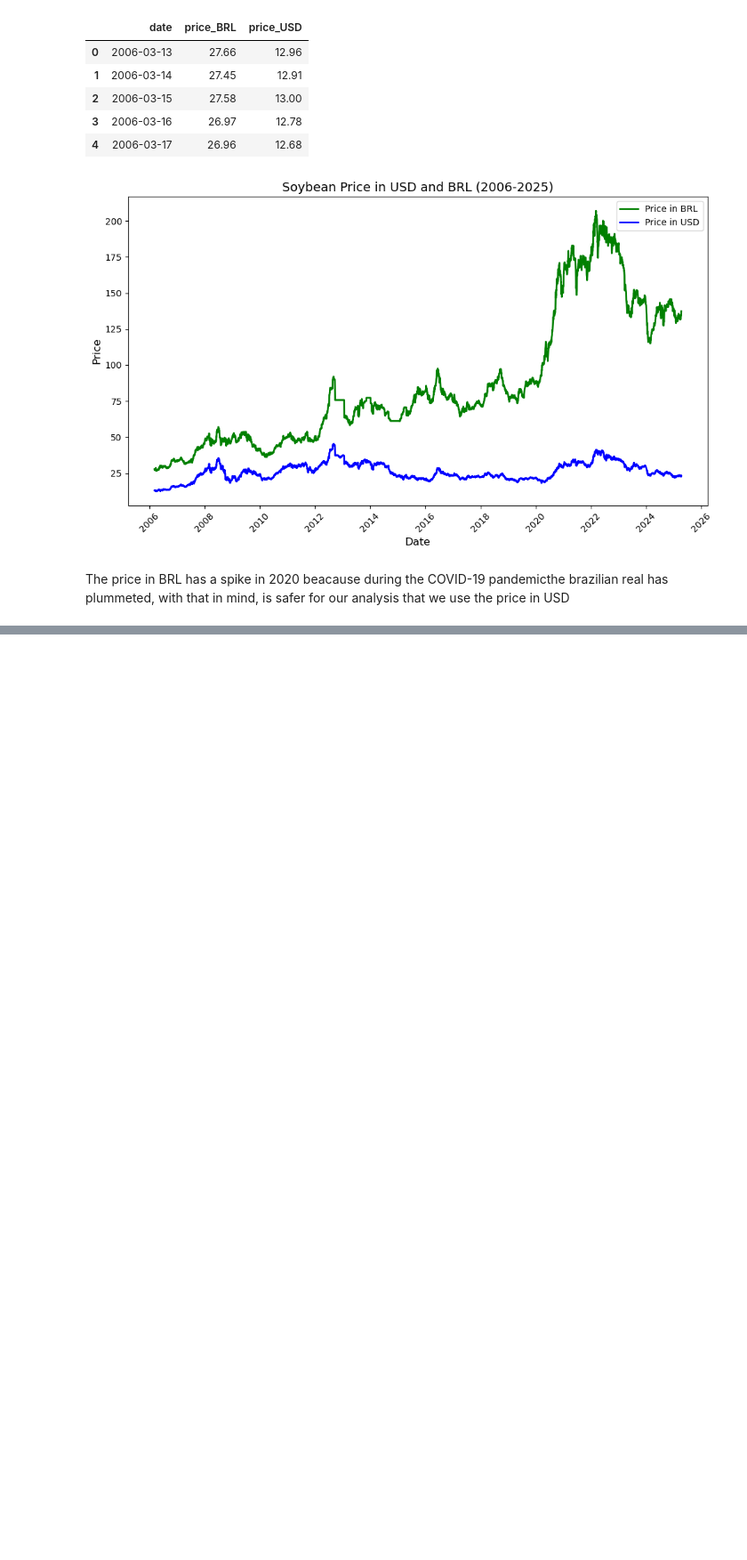
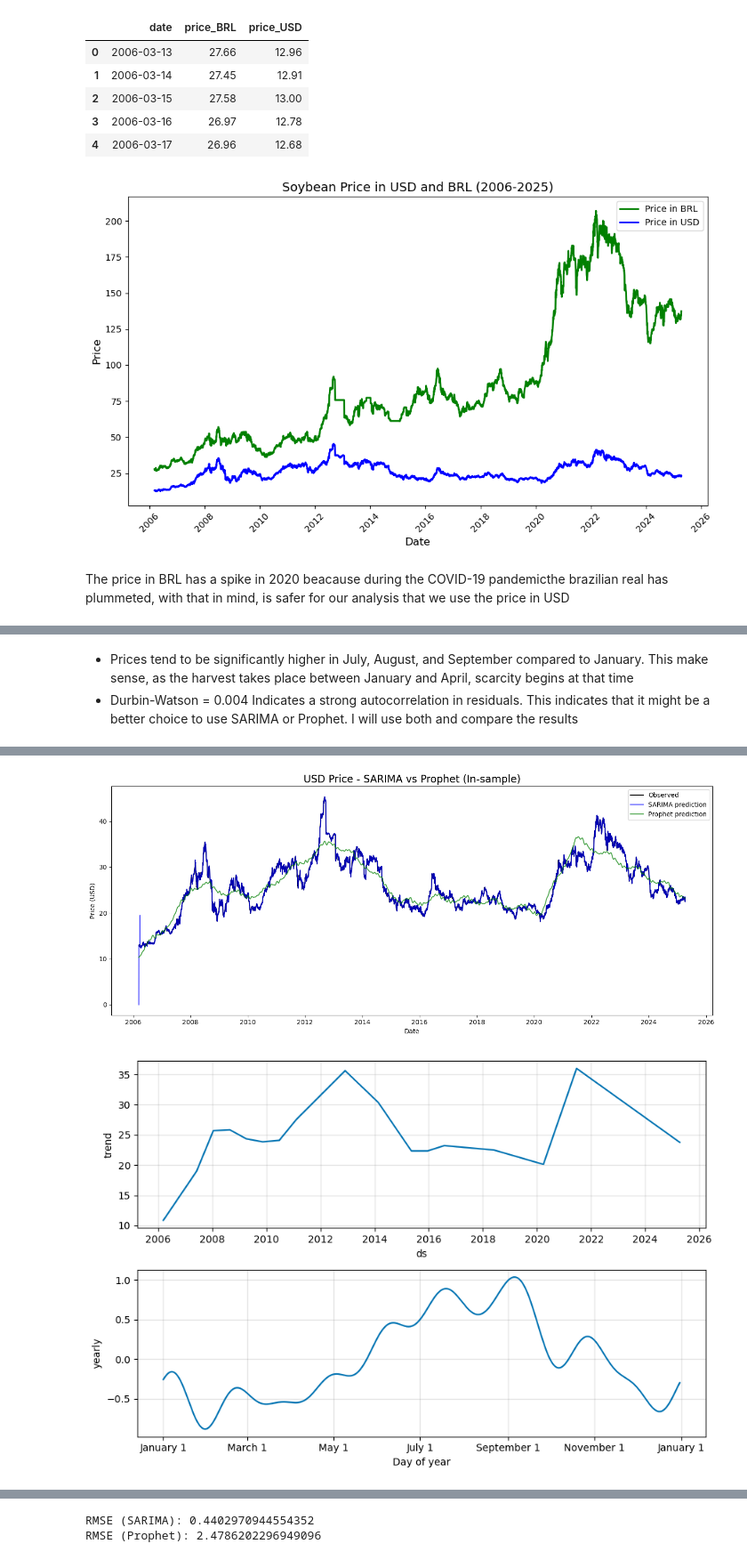
Before and after one commit to GabrielcordH/soy-price-forecast, a Jupyter notebook: Untitled.ipynb, the cells around one changed output, grey strips where cells are left out. Shown at 89% size. Saved outputs shown, nothing was run; the diff lists cells and outputs as text; code cells hidden in the pictures; blank space fills up the shorter version.

```diff
--- a/Untitled.ipynb
+++ b/Untitled.ipynb
@@ -68,0 +90,10 @@ df = df.drop(columns=['price_BRL'])
+# %%
+df['month'] = df['date'].dt.month
+dummies = pd.get_dummies(df['month'], prefix='month', drop_first=True)
+
+X = dummies
+y = df['price_USD']
+
+X = sm.add_constant(X)
+model = sm.OLS(y, X).fit()
+print(model.summary())
@@ -68,0 +118,36 @@ df = df.drop(columns=['price_BRL'])
+# %% [markdown]
+- Prices tend to be significantly higher in July, August, and September compared to January. This make sense, as the harvest takes place between January and April, scarcity begins at that time
+- Durbin-Watson = 0.004 Indicates a strong autocorrelation in residuals. This indicates that it might be a better choice to use SARIMA or Prophet. I will use both and compare the results
+# %%
+df = df.copy()
+df['date'] = pd.to_datetime(df['date'])
+df = df.sort_values('date')
+df = df.set_index('date')
+
+
+sarima_model = SARIMAX(df['price_USD'], order=(1,1,1), seasonal_order=(1,1,1,12))
+sarima_result = sarima_model.fit(disp=False)
+
+sarima_pred = sarima_result.get_prediction(start=0, end=len(df)-1)
+df['sarima_pred'] = sarima_pred.predicted_mean
+
+df_prophet = df.reset_index().rename(columns={"date": "ds", "price_USD": "y"})
+prophet_model = Prophet(yearly_seasonality=True, daily_seasonality=False, weekly_seasonality=False)
+prophet_model.fit(df_prophet)
+
+future = prophet_model.make_future_dataframe(periods=0)  # apenas in-sample
+forecast = prophet_model.predict(future)
+
+plt.figure(figsize=(14, 6))
+plt.plot(df.index, df['price_USD'], label='Observed', color='black', linewidth=1.5)
+plt.plot(df.index, df['sarima_pred'], label='SARIMA prediction', color='blue', alpha=0.7)
+plt.plot(forecast['ds'], forecast['yhat'], label='Prophet prediction', color='green', alpha=0.7)
+plt.title('USD Price - SARIMA vs Prophet (In-sample)', fontsize=16)
+plt.xlabel('Date')
+plt.ylabel('Price (USD)')
+plt.legend()
+plt.tight_layout()
+plt.show()
+
+prophet_model.plot_components(forecast)
+# %% [output]
@@ -68,0 +156,2 @@ df = df.drop(columns=['price_BRL'])
+[figure, added]
+[figure, added]
@@ -68,0 +159,8 @@ df = df.drop(columns=['price_BRL'])
+# %%
+sarima_rmse = mean_squared_error(df['price_USD'], df['sarima_pred'], squared=False)
+print(f"RMSE (SARIMA): {sarima_rmse}")
+prophet_rmse = mean_squared_error(df['price_USD'], forecast['yhat'][:len(df)], squared=False)
+print(f"RMSE (Prophet): {prophet_rmse}")
+# %% [output]
+RMSE (SARIMA): 0.4402970944554352
+RMSE (Prophet): 2.4786202296949096
```
Also changed, not shown: parts of 8 cells of this notebook.
